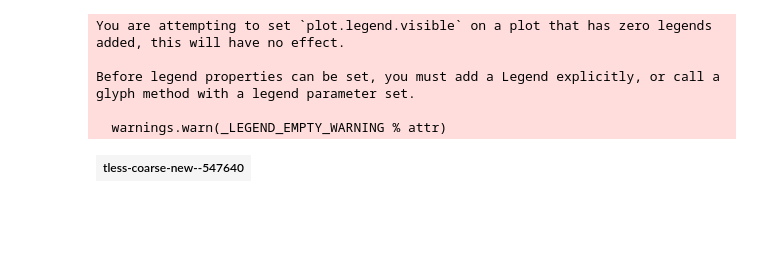
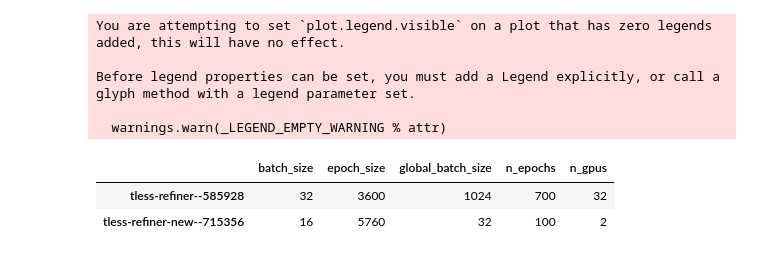
Before and after one commit to MikaYeghi/cosypose, a Jupyter notebook: paper_training_logs.ipynb, the cells around one changed output. Saved outputs shown, nothing was run; the diff lists cells and outputs as text; code cells hidden in the pictures; blank space fills up the shorter version.

```diff
--- a/paper_training_logs.ipynb
+++ b/paper_training_logs.ipynb
@@ -13,33 +12,36 @@ The autoreload extension is already loaded. To reload it, use:
 # T-LESS
 run_ids = [
     # 'tless-coarse--10219',
-    # 'tless-refiner--585928',
-    'tless-coarse-new--547640'
+    'tless-refiner--585928',
+    # 'tless-coarse-new--774169',
+    'tless-refiner-new--715356'
 ]
 plotter = Plotter(log_dir)
 plotter.load_logs(run_ids)
 
 plotter.plot_train_fields(['train_loss_TCO', 'val_loss_TCO'], semilogy=True, title='TCO')
 
 plotter.plot_eval_field('pix2pose_detections/coarse/iteration=1/ADD-S/0.1d',
                         title='ADD-S/0.1d', y_range=[0.0, 0.9], new_row=True)
 
 plotter.plot_eval_field('pix2pose_coarse/refiner/iteration=1/ADD-S/0.1d', datasets='auto',
                         title='ADD-S/0.1d', y_range=[0.0, 0.9], new_row=False)
 
 
 plotter.plot_train_fields(['grad_norm', ], semilogy=True, title='grad', new_row=True)
 
 plotter.plot_train_fields(['learning_rate'], semilogy=False, title='lr', new_row=True)
 plotter.plot_train_fields(['time_forward', 'time_backward', 'time_data'], title='time')
 
 plotter.show_configs()
 plotter.show()
 # %% [output]
 [interactive output not drawn]
 You are attempting to set `plot.legend.visible` on a plot that has zero legends added, this will have no effect.
 
 Before legend properties can be set, you must add a Legend explicitly, or call a glyph method with a legend parameter set.
 
   warnings.warn(_LEGEND_EMPTY_WARNING % attr)
-| tless-coarse-new--547640 |
+|  | batch_size | epoch_size | global_batch_size | n_epochs | n_gpus |
+| tless-refiner--585928 | 32 | 3600 | 1024 | 700 | 32 |
+| tless-refiner-new--715356 | 16 | 5760 | 32 | 100 | 2 |
```
Also changed, not shown: parts of 2 cells of this notebook, 6 other files.
